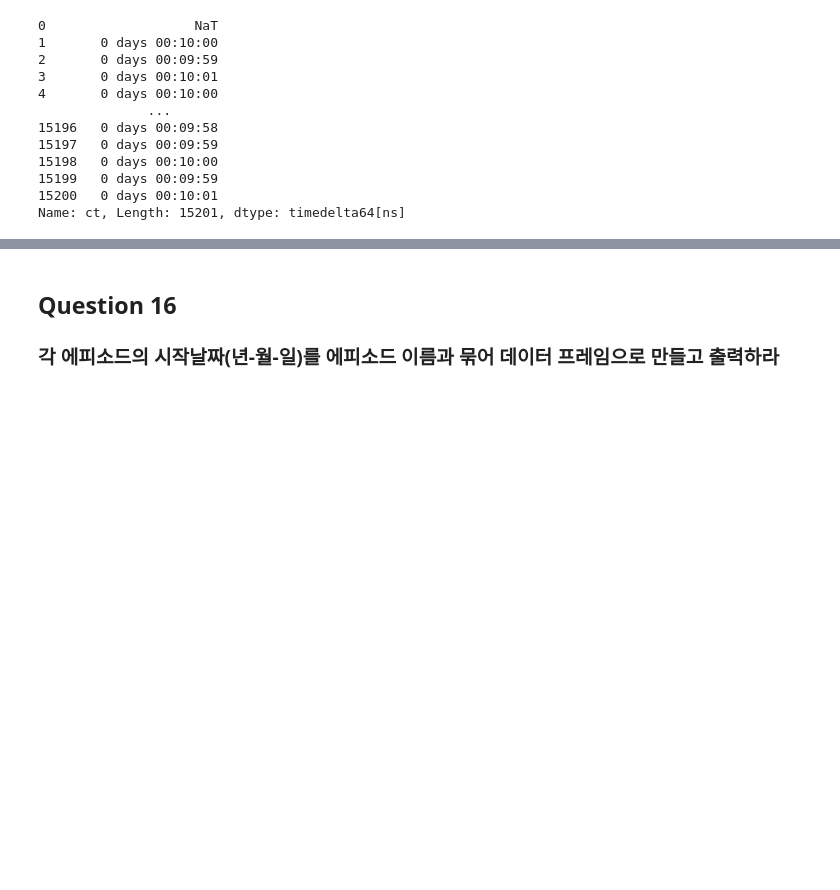
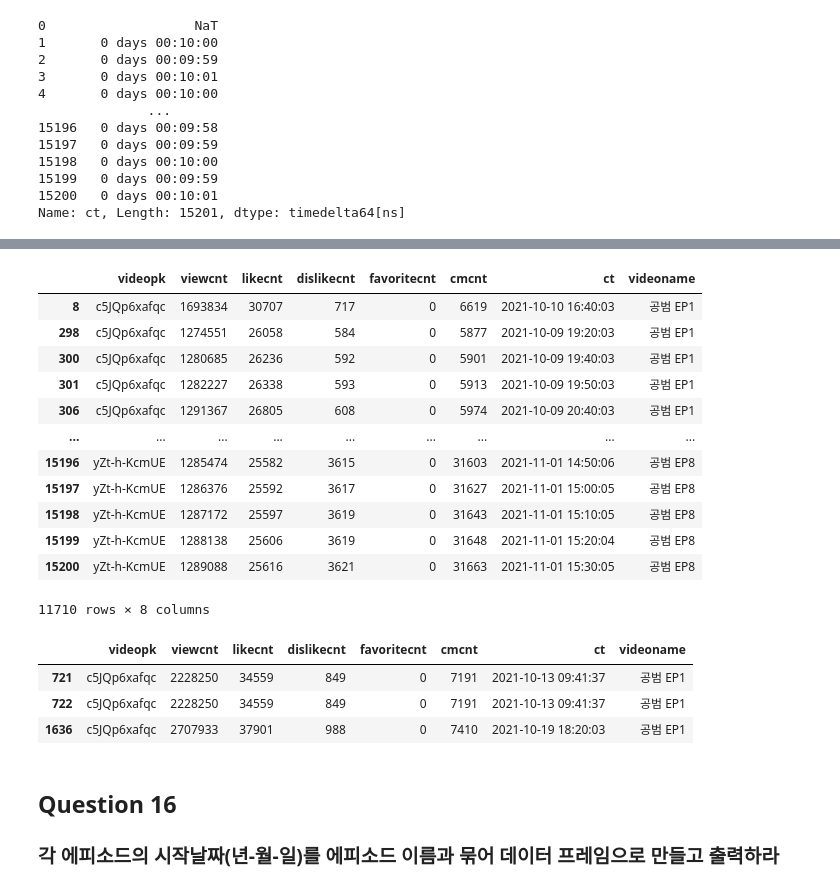
Before and after one commit to applesatang/my, a Jupyter notebook: pandas/1q.ipynb, the cells around one changed output, grey strips where cells are left out. Drawn from its saved outputs; the diff is of its cells as text; code cells hidden in the pictures; blank space fills up the shorter version.

```diff
--- a/pandas/1q.ipynb
+++ b/pandas/1q.ipynb
@@ -299,3 +292,31 @@ ep1
+# %%
+import datetime
+video2 = video.loc[(video.videoname == ' 공범 EP1') & ((video.sort_values('ct').ct.diff(1) >= datetime.timedelta(minutes = 20)) | (video.sort_values('ct').ct.diff(1) <= datetime.timedelta(minutes = 5)))]
+video.loc[video.sort_values('ct').ct.diff(1) <= datetime.timedelta(minutes =5)]
+# %% [output]
+|  | videopk | viewcnt | likecnt | dislikecnt | favoritecnt | cmcnt | ct | videoname |
+| 8 | c5JQp6xafqc | 1693834 | 30707 | 717 | 0 | 6619 | 2021-10-10 16:40:03 | 공범 EP1 |
+| 298 | c5JQp6xafqc | 1274551 | 26058 | 584 | 0 | 5877 | 2021-10-09 19:20:03 | 공범 EP1 |
+| 300 | c5JQp6xafqc | 1280685 | 26236 | 592 | 0 | 5901 | 2021-10-09 19:40:03 | 공범 EP1 |
+| 301 | c5JQp6xafqc | 1282227 | 26338 | 593 | 0 | 5913 | 2021-10-09 19:50:03 | 공범 EP1 |
+| 306 | c5JQp6xafqc | 1291367 | 26805 | 608 | 0 | 5974 | 2021-10-09 20:40:03 | 공범 EP1 |
+| ... | ... | ... | ... | ... | ... | ... | ... | ... |
+| 15196 | yZt-h-KcmUE | 1285474 | 25582 | 3615 | 0 | 31603 | 2021-11-01 14:50:06 | 공범 EP8 |
+| 15197 | yZt-h-KcmUE | 1286376 | 25592 | 3617 | 0 | 31627 | 2021-11-01 15:00:05 | 공범 EP8 |
+| 15198 | yZt-h-KcmUE | 1287172 | 25597 | 3619 | 0 | 31643 | 2021-11-01 15:10:05 | 공범 EP8 |
+| 15199 | yZt-h-KcmUE | 1288138 | 25606 | 3619 | 0 | 31648 | 2021-11-01 15:20:04 | 공범 EP8 |
+| 15200 | yZt-h-KcmUE | 1289088 | 25616 | 3621 | 0 | 31663 | 2021-11-01 15:30:05 | 공범 EP8 |
+11710 rows × 8 columns
+# %%
+import datetime
+video1 = video.loc[video.videoname == ' 공범 EP1'].sort_values('ct')
+ep1 = video1.loc[(video1.ct.diff(1) >= datetime.timedelta(minutes = 20)) | (video1.ct.diff(1) <= datetime.timedelta(minutes = 5))]
+ep1
+# %% [output]
+|  | videopk | viewcnt | likecnt | dislikecnt | favoritecnt | cmcnt | ct | videoname |
+| 721 | c5JQp6xafqc | 2228250 | 34559 | 849 | 0 | 7191 | 2021-10-13 09:41:37 | 공범 EP1 |
+| 722 | c5JQp6xafqc | 2228250 | 34559 | 849 | 0 | 7191 | 2021-10-13 09:41:37 | 공범 EP1 |
+| 1636 | c5JQp6xafqc | 2707933 | 37901 | 988 | 0 | 7410 | 2021-10-19 18:20:03 | 공범 EP1 |
 # %% [markdown]
 ## Question 16
 ### **각 에피소드의 시작날짜(년-월-일)를 에피소드 이름과 묶어 데이터 프레임으로 만들고 출력하라**
```
Also changed, not shown: parts of 27 cells of this notebook.
